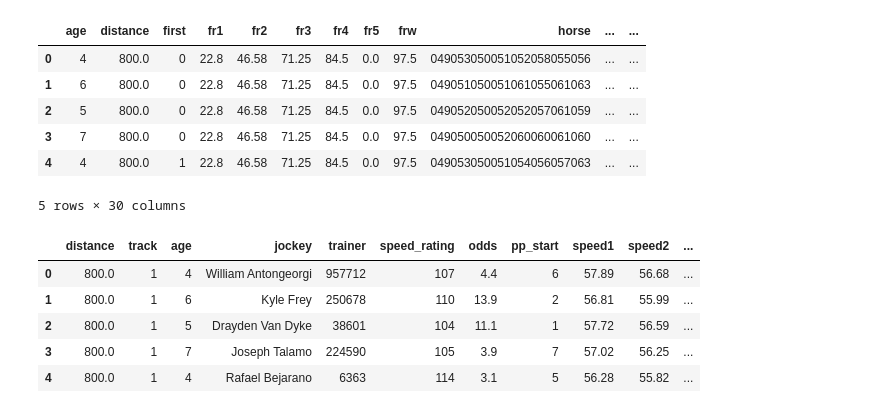
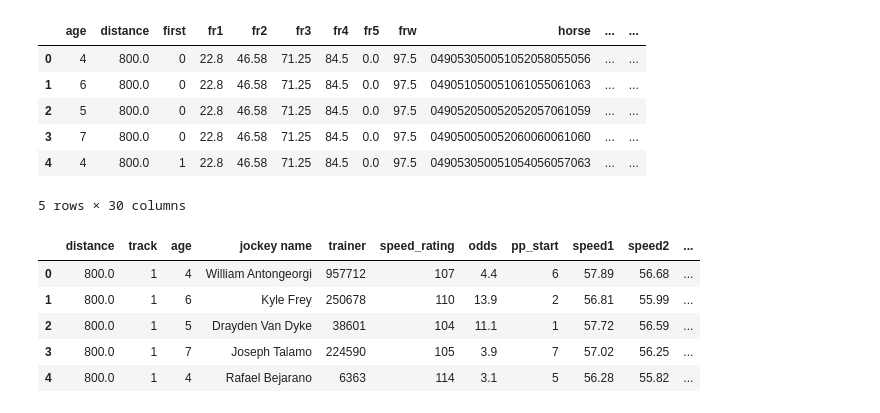
Before and after one commit to theBlindRooster/ML_HorseRacing, a Jupyter notebook: Horsiesv2.ipynb, the cells around one changed output. Saved outputs shown, nothing was run; the diff lists cells and outputs as text; code cells hidden in the pictures.

```diff
--- a/Horsiesv2.ipynb
+++ b/Horsiesv2.ipynb
@@ -55,7 +55,7 @@ def extractData(inp):
             horse['age']=int(entry['AGE'])
             horse['speed_rating']=int(entry['SPEED_RATING'])
             horse['horse']=str(entry['AXCISKEY'])
-            horse['jockey']=str(entry['JOCKEY']['FIRST_NAME'])+' '+str(entry['JOCKEY']['LAST_NAME'])
+            horse['jockey name']=str(entry['JOCKEY']['FIRST_NAME'])+' '+str(entry['JOCKEY']['LAST_NAME'])
             horse['trainer']=str(entry['TRAINER']['KEY'])
             horse['odds']=float(entry['DOLLAR_ODDS'])
             call={}
@@ -84,8 +84,8 @@ def extractData(inp):
 # %%
 horsieData=[]
 
-for x in os.listdir('resources'):
-    file='resources/'+str(x)
+for x in os.listdir('resources/races'):
+    file='resources/races/'+str(x)
     with open(file, 'r') as f:
         xmlString = f.read()
     jsonString = json.dumps(xmltodict.parse(xmlString), indent=4)
@@ -139,10 +128,10 @@ df.head()
 5 rows × 30 columns
 # %%
 # data=pd.DataFrame(df[['distance','pp_start','speed1','speed2','speed3','speedf','pp_finish']])
-data=pd.DataFrame(df[['distance','track','age','jockey','trainer','speed_rating','odds','pp_start','speed1','speed2','speedf','pp_finish','winloss']])
+data=pd.DataFrame(df[['distance','track','age','jockey name','trainer','speed_rating','odds','pp_start','speed1','speed2','speedf','pp_finish','winloss']])
 data.head()
 # %% [output]
-|  | distance | track | age | jockey | trainer | speed_rating | odds | pp_start | speed1 | speed2 | ... |
+|  | distance | track | age | jockey name | trainer | speed_rating | odds | pp_start | speed1 | speed2 | ... |
 | 0 | 800.0 | 1 | 4 | William Antongeorgi | 957712 | 107 | 4.4 | 6 | 57.89 | 56.68 | ... |
 | 1 | 800.0 | 1 | 6 | Kyle Frey | 250678 | 110 | 13.9 | 2 | 56.81 | 55.99 | ... |
 | 2 | 800.0 | 1 | 5 | Drayden Van Dyke | 38601 | 104 | 11.1 | 1 | 57.72 | 56.59 | ... |
```
Also changed, not shown: parts of 6 cells of this notebook, 14 other files.
